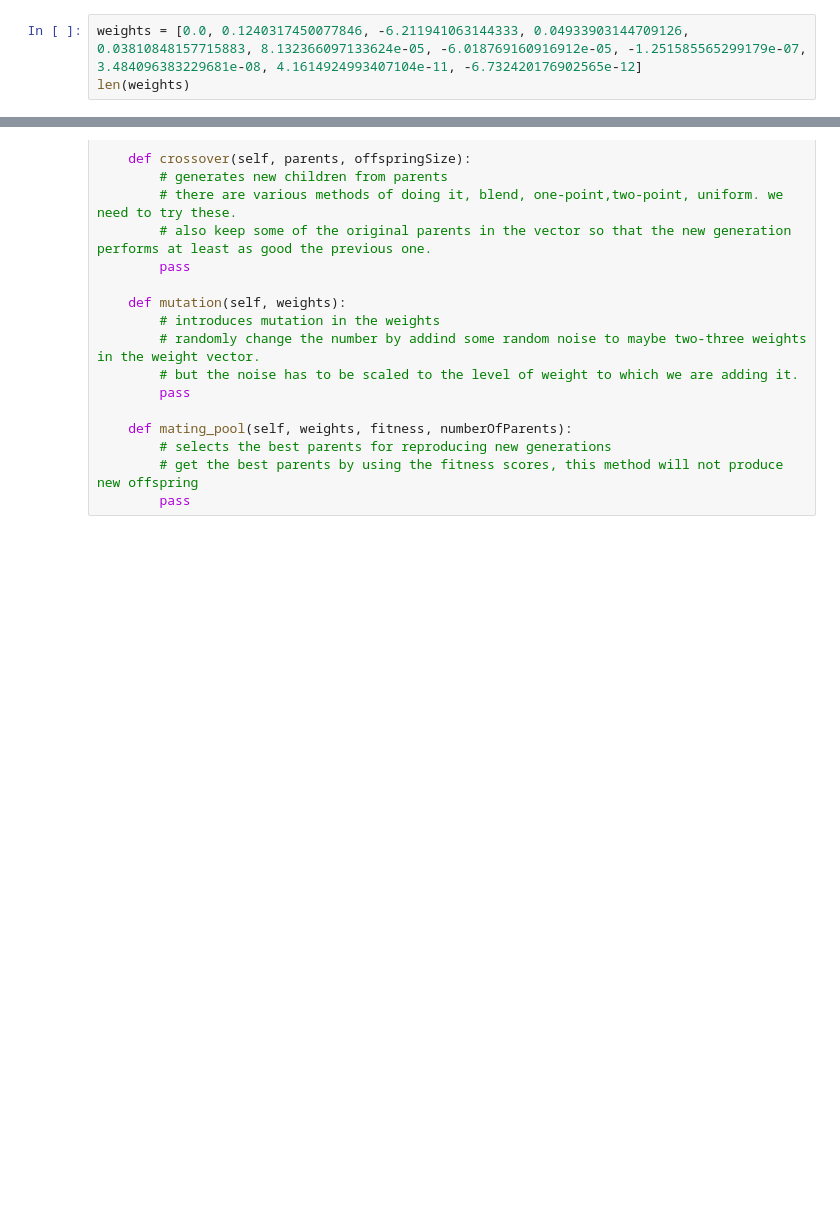
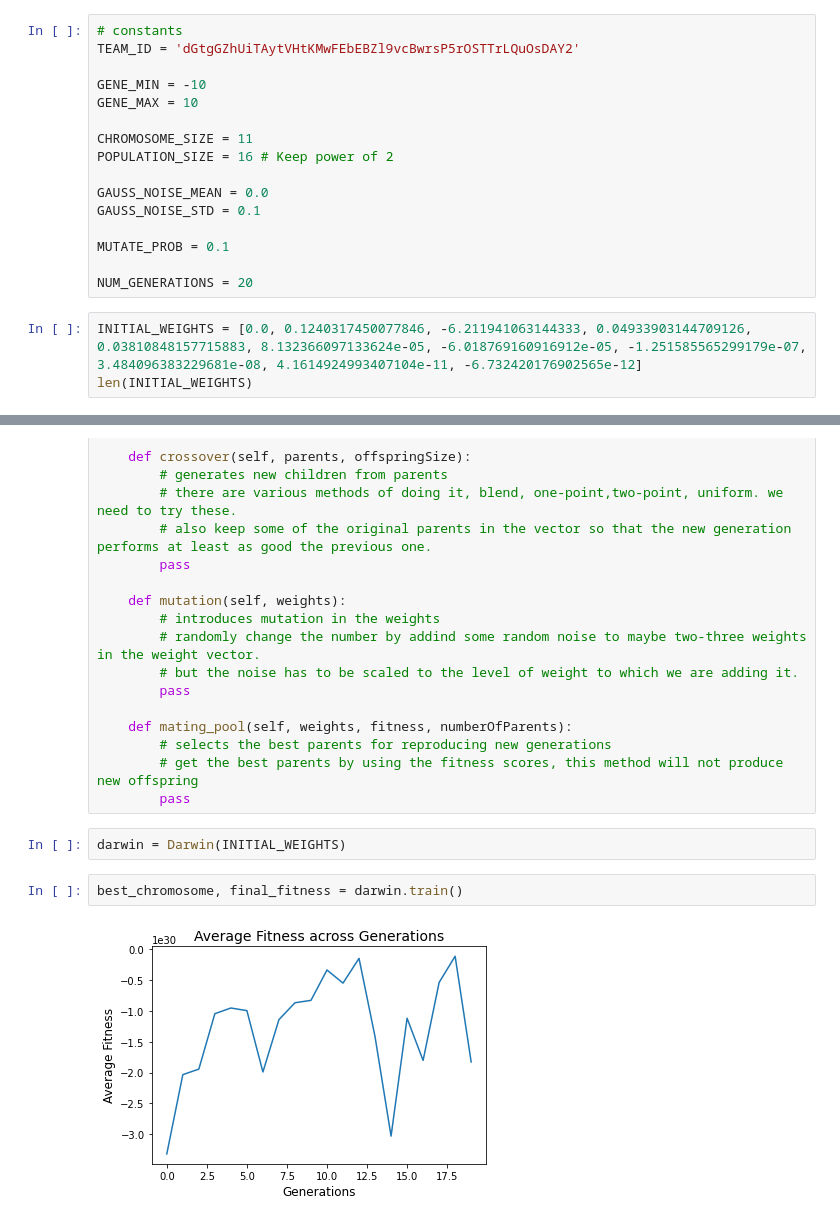
Before and after one commit to kanishk779/GeneticAlgorithm, a Jupyter notebook: genetic.ipynb, the cells around one changed output, grey strips where cells are left out. Saved outputs shown, nothing was run; the diff lists cells and outputs as text; blank space fills up the shorter version.

```diff
--- a/genetic.ipynb
+++ b/genetic.ipynb
@@ -3,5 +6,21 @@ import numpy as np
+# %%
+# constants
+TEAM_ID = 'dGtgGZhUiTAytVHtKMwFEbEBZl9vcBwrsP5rOSTTrLQuOsDAY2'
+
+GENE_MIN = -10
+GENE_MAX = 10
+
+CHROMOSOME_SIZE = 11
+POPULATION_SIZE = 16 # Keep power of 2
+
+GAUSS_NOISE_MEAN = 0.0
+GAUSS_NOISE_STD = 0.1
+
+MUTATE_PROB = 0.1
+
+NUM_GENERATIONS = 20
 # %%
-weights = [0.0, 0.1240317450077846, -6.211941063144333, 0.04933903144709126, 0.03810848157715883, 8.132366097133624e-05, -6.018769160916912e-05, -1.251585565299179e-07, 3.484096383229681e-08, 4.1614924993407104e-11, -6.732420176902565e-12]
-len(weights)
+INITIAL_WEIGHTS = [0.0, 0.1240317450077846, -6.211941063144333, 0.04933903144709126, 0.03810848157715883, 8.132366097133624e-05, -6.018769160916912e-05, -1.251585565299179e-07, 3.484096383229681e-08, 4.1614924993407104e-11, -6.732420176902565e-12]
+len(INITIAL_WEIGHTS)
 # %% [output]
 11
@@ -34,3 +216,9 @@ class GenecticAlgorithm:
         # selects the best parents for reproducing new generations
         # get the best parents by using the fitness scores, this method will not produce new offspring
         pass
+# %%
+darwin = Darwin(INITIAL_WEIGHTS)
+# %%
+best_chromosome, final_fitness = darwin.train()
+# %% [output]
+[figure, added]
```
Also changed, not shown: parts of 7 cells of this notebook, 4 other files.
